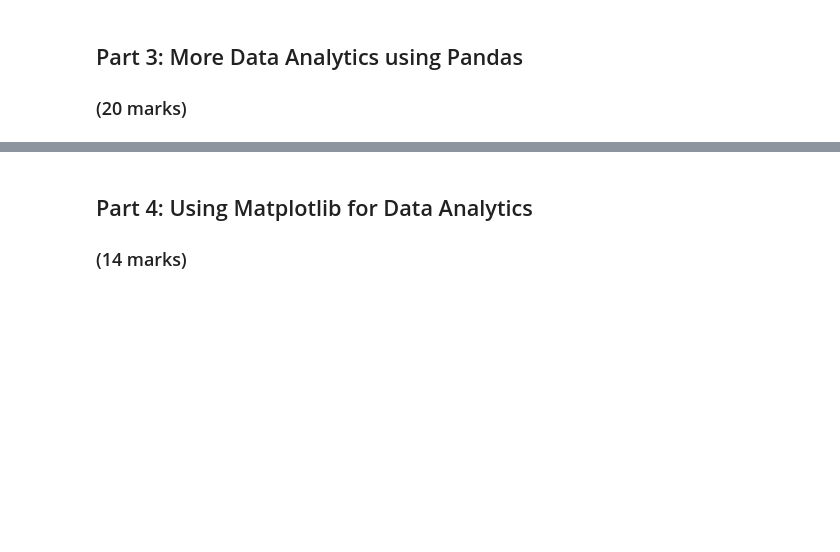
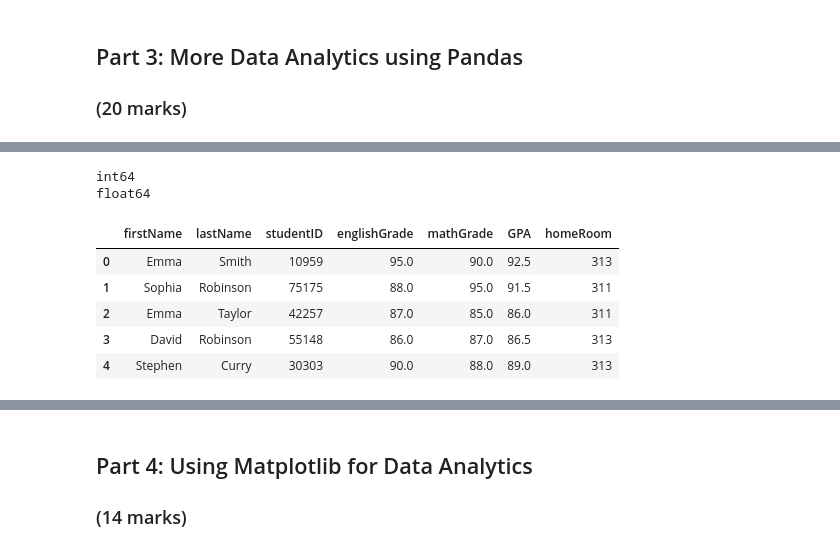
Before and after one commit to Kaushini1408/engg680_2024_fall, a Jupyter notebook: Lab_Assignment1/StudentGradeManagementSystem.ipynb, the cells around one changed output, grey strips where cells are left out. Drawn from its saved outputs; the diff is of its cells as text; code cells hidden in the pictures; blank space fills up the shorter version.

```diff
--- a/Lab_Assignment1/StudentGradeManagementSystem.ipynb
+++ b/Lab_Assignment1/StudentGradeManagementSystem.ipynb
@@ -208,25 +274,37 @@ print(df_mathGrade_over90)
 # %%
 # What is the data type of grade from the English grade dataset?
 # (0.5 mark)
-#
+print(df_english.dtypes['grade'])
 
 # What is the data type of GPA from the merged dataset?
 # (0.5 mark)
-#
+print(df_studentGrades.dtypes['GPA'])
 
 # Is it different? Why?
 # (1 mark)
-#
+# It is different as grades are whole numbers (integers) and GPA is calculated by taking the mean of English and Math grades. It has decimals values and hence the float datatype.
+# %% [output]
+int64
+float64
 # %%
 # Load the student homeroom CSV file into a DataFrame using the following variable name
 # (1 mark)
-df_homeroom =
+df_homeroom = pd.read_csv('Lab_Assignment1/studentHomerooms.csv')
 # %%
 # Merge the studentHomerooms with the merged dataset. Make sure that the key you are joining on are the same typecast for both datasets.
 # Also ensure that there are no redundant columns, and finally display the first few rows.
 # Hint: try joining on more than one column to avoid having to drop redundant columns, ie. on=['studentID', '<ColumnA>', '<ColumnB>'] ...
 # (5 marks)
-#
+df_studentGrades['studentID'] = df_studentGrades['studentID'].astype('int')
+df_studentInfo = pd.merge(df_studentGrades, df_homeroom, on=['studentID', 'firstName', 'lastName'])
+df_studentInfo.head()
+# %% [output]
+|  | firstName | lastName | studentID | englishGrade | mathGrade | GPA | homeRoom |
+| 0 | Emma | Smith | 10959 | 95.0 | 90.0 | 92.5 | 313 |
+| 1 | Sophia | Robinson | 75175 | 88.0 | 95.0 | 91.5 | 311 |
+| 2 | Emma | Taylor | 42257 | 87.0 | 85.0 | 86.0 | 311 |
+| 3 | David | Robinson | 55148 | 86.0 | 87.0 | 86.5 | 313 |
+| 4 | Stephen | Curry | 30303 | 90.0 | 88.0 | 89.0 | 313 |
 # %%
 # The code below calculates the mean of each homeroom class.
 df_grouped = df_studentInfo.groupby('homeRoom')['GPA'].mean()
```
Also changed, not shown: parts of 13 cells of this notebook.
